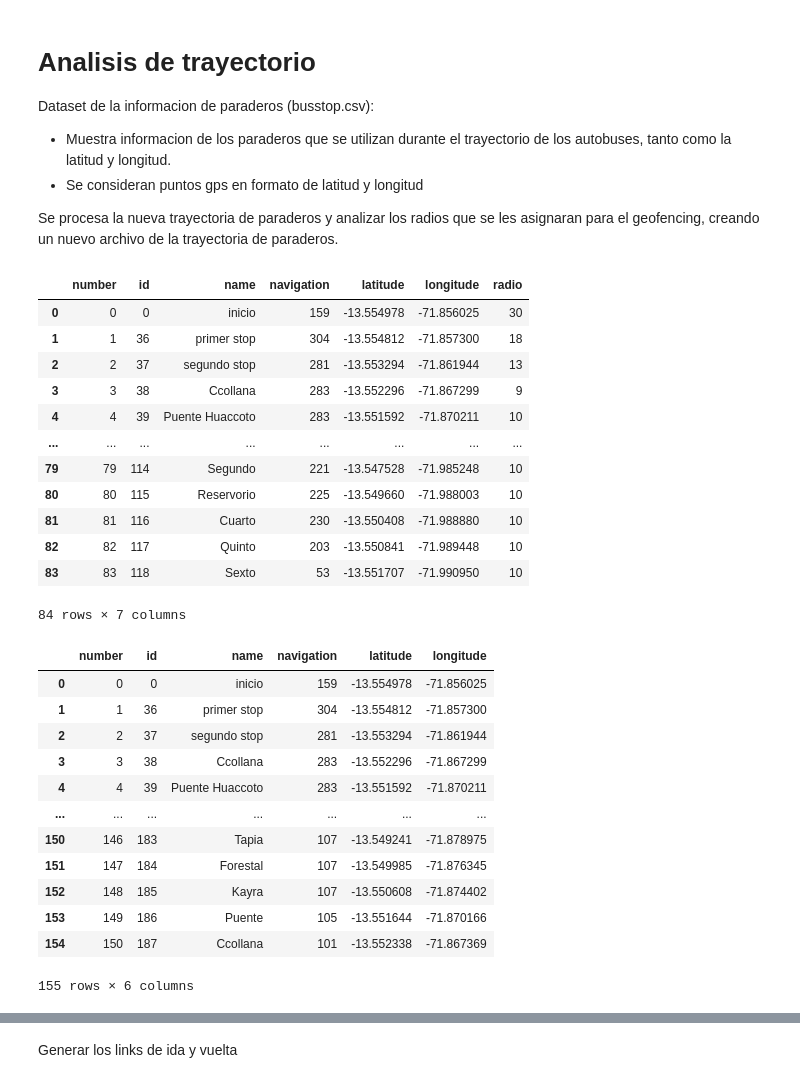
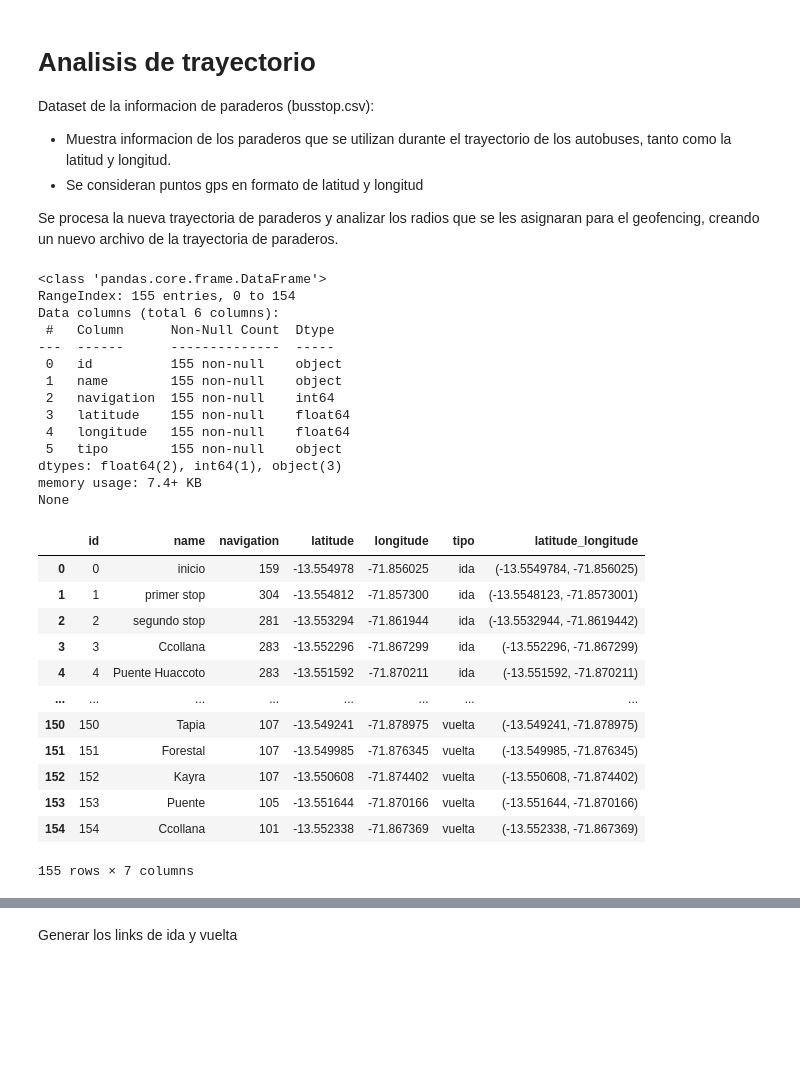
Before and after one commit to etson32/TravelTimePrediction-Cusco, a Jupyter notebook: code/1-generar_dataset.ipynb, the cells around one changed output, grey strips where cells are left out. Drawn from its saved outputs; the diff is of its cells as text; code cells hidden in the pictures; blank space fills up the shorter version.

```diff
--- a/code/1-generar_dataset.ipynb
+++ b/code/1-generar_dataset.ipynb
@@ -11,47 +12,48 @@ Dataset de la informacion de paraderos (busstop.csv):
 Se procesa la nueva trayectoria de paraderos y analizar los radios que se les asignaran para el geofencing, creando un nuevo archivo de la trayectoria de paraderos.
 # %%
 ida = pd.read_csv('../data/busstops_ida.csv', sep=',')
-ida
+ida = ida.drop(columns=['radio', 'number'])
+ida['tipo'] = ['ida' for _ in range(len(ida))]
+#ida
-# %% [output]
-|  | number | id | name | navigation | latitude | longitude | radio |
-| 0 | 0 | 0 | inicio | 159 | -13.554978 | -71.856025 | 30 |
-| 1 | 1 | 36 | primer stop | 304 | -13.554812 | -71.857300 | 18 |
-| 2 | 2 | 37 | segundo stop | 281 | -13.553294 | -71.861944 | 13 |
-| 3 | 3 | 38 | Ccollana | 283 | -13.552296 | -71.867299 | 9 |
-| 4 | 4 | 39 | Puente Huaccoto | 283 | -13.551592 | -71.870211 | 10 |
-| ... | ... | ... | ... | ... | ... | ... | ... |
-| 79 | 79 | 114 | Segundo | 221 | -13.547528 | -71.985248 | 10 |
-| 80 | 80 | 115 | Reservorio | 225 | -13.549660 | -71.988003 | 10 |
-| 81 | 81 | 116 | Cuarto | 230 | -13.550408 | -71.988880 | 10 |
-| 82 | 82 | 117 | Quinto | 203 | -13.550841 | -71.989448 | 10 |
-| 83 | 83 | 118 | Sexto | 53 | -13.551707 | -71.990950 | 10 |
-84 rows × 7 columns
 # %%
 vuelta =  pd.read_csv('../data/busstop.csv', sep=',')
-
-
-new_col = [0 for _ in range(vuelta.shape[0])]
-vuelta['radio'] = new_col
-vuelta = vuelta.reindex(columns=ida.columns)
+vuelta = vuelta.drop(columns=['number', 'radio'])
 vuelta = vuelta.tail(152-81)
+vuelta['tipo'] = ['vuelta' for _ in range(len(vuelta))]
+#vuelta
-# %%
-df_final = pd.concat([ida, vuelta], ignore_index=True)
-#df_final.to_csv('busstop_radio0.csv', sep=',')
-df_final.drop(columns=['radio'], inplace=True)
-df_final
-# %% [output]
-|  | number | id | name | navigation | latitude | longitude |
-| 0 | 0 | 0 | inicio | 159 | -13.554978 | -71.856025 |
-| 1 | 1 | 36 | primer stop | 304 | -13.554812 | -71.857300 |
-| 2 | 2 | 37 | segundo stop | 281 | -13.553294 | -71.861944 |
-| 3 | 3 | 38 | Ccollana | 283 | -13.552296 | -71.867299 |
-| 4 | 4 | 39 | Puente Huaccoto | 283 | -13.551592 | -71.870211 |
-| ... | ... | ... | ... | ... | ... | ... |
-| 150 | 146 | 183 | Tapia | 107 | -13.549241 | -71.878975 |
-| 151 | 147 | 184 | Forestal | 107 | -13.549985 | -71.876345 |
-| 152 | 148 | 185 | Kayra | 107 | -13.550608 | -71.874402 |
-| 153 | 149 | 186 | Puente | 105 | -13.551644 | -71.870166 |
-| 154 | 150 | 187 | Ccollana | 101 | -13.552338 | -71.867369 |
-155 rows × 6 columns
+# %%
+allbusstop_df = pd.concat([ida, vuelta], ignore_index=True)
+allbusstop_df['id'] = [f'{i}' for i in range(len(allbusstop_df))]
+print(allbusstop_df.info())
+allbusstop_df['latitude_longitude'] = allbusstop_df.apply(lambda row: (row['latitude'], row['longitude']), axis=1)
+allbusstop_df
+# %% [output]
+<class 'pandas.core.frame.DataFrame'>
+RangeIndex: 155 entries, 0 to 154
+Data columns (total 6 columns):
+ #   Column      Non-Null Count  Dtype
+---  ------      --------------  -----
+ 0   id          155 non-null    object
+ 1   name        155 non-null    object
+ 2   navigation  155 non-null    int64
+ 3   latitude    155 non-null    float64
+ 4   longitude   155 non-null    float64
+ 5   tipo        155 non-null    object
+dtypes: float64(2), int64(1), object(3)
+memory usage: 7.4+ KB
+None
+|  | id | name | navigation | latitude | longitude | tipo | latitude_longitude |
+| 0 | 0 | inicio | 159 | -13.554978 | -71.856025 | ida | (-13.5549784, -71.856025) |
+| 1 | 1 | primer stop | 304 | -13.554812 | -71.857300 | ida | (-13.5548123, -71.8573001) |
+| 2 | 2 | segundo stop | 281 | -13.553294 | -71.861944 | ida | (-13.5532944, -71.8619442) |
+| 3 | 3 | Ccollana | 283 | -13.552296 | -71.867299 | ida | (-13.552296, -71.867299) |
+| 4 | 4 | Puente Huaccoto | 283 | -13.551592 | -71.870211 | ida | (-13.551592, -71.870211) |
+| ... | ... | ... | ... | ... | ... | ... | ... |
+| 150 | 150 | Tapia | 107 | -13.549241 | -71.878975 | vuelta | (-13.549241, -71.878975) |
+| 151 | 151 | Forestal | 107 | -13.549985 | -71.876345 | vuelta | (-13.549985, -71.876345) |
+| 152 | 152 | Kayra | 107 | -13.550608 | -71.874402 | vuelta | (-13.550608, -71.874402) |
+| 153 | 153 | Puente | 105 | -13.551644 | -71.870166 | vuelta | (-13.551644, -71.870166) |
+| 154 | 154 | Ccollana | 101 | -13.552338 | -71.867369 | vuelta | (-13.552338, -71.867369) |
+155 rows × 7 columns
 # %%
 # Guarda el DataFrame modificado en un nuevo archivo CSV
```
Also changed, not shown: parts of 42 cells of this notebook, 2 other files.
